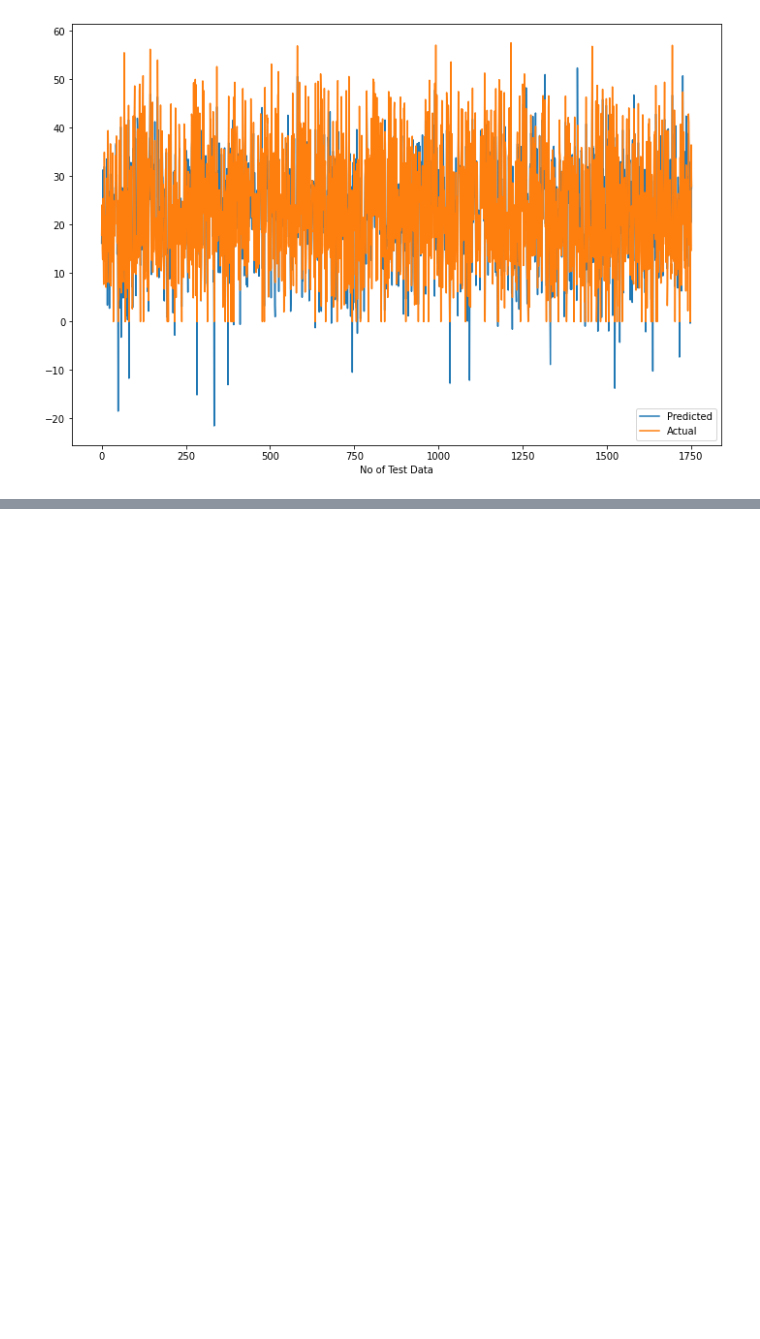
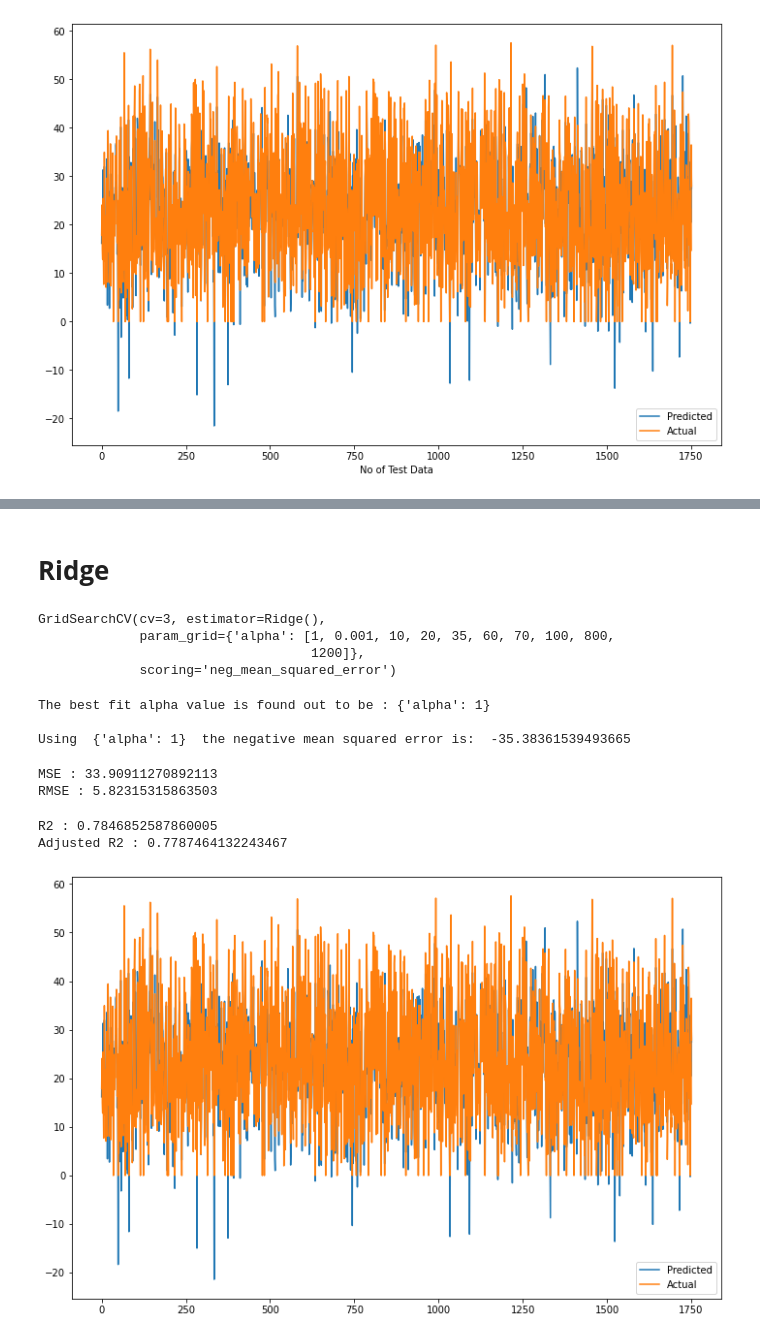
Before and after one commit to Tanushri920/Bike-Sharing-Demand-Prediction, a Jupyter notebook: Copy_of_Bike_Sharing_Demand_Prediction_Capstone_Project.ipynb, the cells around one changed output, grey strips where cells are left out. Saved outputs shown, nothing was run; the diff lists cells and outputs as text; code cells hidden in the pictures; blank space fills up the shorter version.

```diff
--- a/Copy_of_Bike_Sharing_Demand_Prediction_Capstone_Project.ipynb
+++ b/Copy_of_Bike_Sharing_Demand_Prediction_Capstone_Project.ipynb
@@ -747,0 +807,55 @@ plt.show()
+# %% [markdown]
+# **Ridge**
+# %%
+from sklearn.linear_model import Ridge
+ridge = Ridge()
+parameters = {'alpha': [1,0.001,10,20,35,60,70,100,800,1200]}
+ridge_regressor = GridSearchCV(ridge, parameters, scoring='neg_mean_squared_error', cv=3)
+ridge_regressor.fit(X_train,y_train)
+# %% [output]
+GridSearchCV(cv=3, estimator=Ridge(),
+             param_grid={'alpha': [1, 0.001, 10, 20, 35, 60, 70, 100, 800,
+                                   1200]},
+             scoring='neg_mean_squared_error')
+# %%
+# getting best parameters
+print("The best fit alpha value is found out to be :" ,ridge_regressor.best_params_)
+print("\nUsing ",ridge_regressor.best_params_, " the negative mean squared error is: ", ridge_regressor.best_score_)
+# %% [output]
+The best fit alpha value is found out to be : {'alpha': 1}
+
+Using  {'alpha': 1}  the negative mean squared error is:  -35.38361539493665
+# %%
+#get the X-test value
+y_pred_test_ridge=ridge_regressor.predict(X_test)
+# %%
+#calculate MSE
+MSE_r= mean_squared_error(y_test, y_pred_test_ridge)
+print("MSE :",MSE_r)
+
+#calculate RMSE
+RMSE_r=np.sqrt(MSE_r)
+print("RMSE :",RMSE_r)
+# %% [output]
+MSE : 33.90911270892113
+RMSE : 5.82315315863503
+# %%
+#calculate r2
+r2_r= r2_score((y_test), (y_pred_test_ridge))
+print("R2 :",r2_r)
+
+#calculate adjusted r2
+Adjusted_R2_r=(1-(1-r2_score((y_test), (y_pred_test_ridge)))*((X_test.shape[0]-1)/(X_test.shape[0]-X_test.shape[1]-1)) )
+print("Adjusted R2 :",1-(1-r2_score((y_test), (y_pred_test_ridge)))*((X_test.shape[0]-1)/(X_test.shape[0]-X_test.shape[1]-1)) )
+# %% [output]
+R2 : 0.7846852587860005
+Adjusted R2 : 0.7787464132243467
+# %%
+#Plot the figure
+plt.figure(figsize=(12,8))
+plt.plot((y_pred_test_ridge))
+plt.plot((np.array(y_test)))
+plt.legend(["Predicted","Actual"])
+plt.show()
+# %% [output]
+[figure, added]
```
Also changed, not shown: parts of 36 cells of this notebook.
